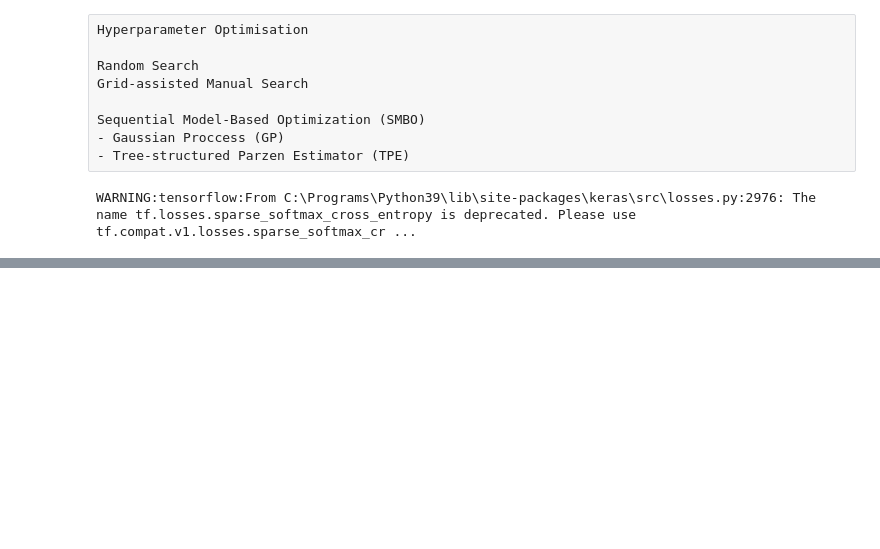
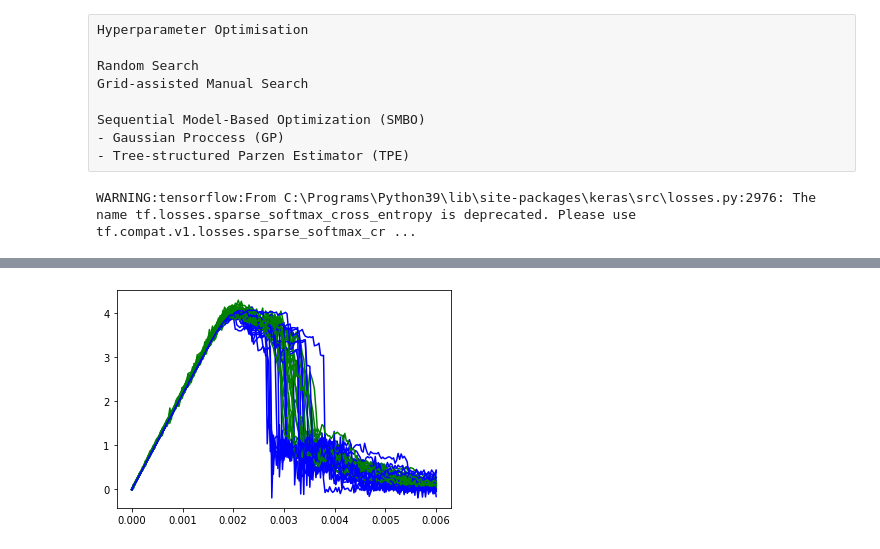
Before and after one commit to niccoforte/NF-PhD-gitRepo, a Jupyter notebook: PINN/NN-HParam.ipynb, the cells around one changed output, grey strips where cells are left out. Drawn from its saved outputs; the diff is of its cells as text; code cells hidden in the pictures; blank space fills up the shorter version.

```diff
--- a/PINN/NN-HParam.ipynb
+++ b/PINN/NN-HParam.ipynb
@@ -151,0 +173,12 @@ plt.legend()
+# %%
+trainEv, testEv, ev_df = evaluate(model=model,
+                                  fitHistory_df=fitHistory_df,
+                                  train_in=train_in,
+                                  train_out=train_out,
+                                  test_in=test_in,
+                                  test_out=test_out,
+                                  BATCH=16)
+
+pred = predict_model(model=model, #, Pmetrics_df, output_df
+                                             test_in=test_in,
+                                             test_out=test_out)
@@ -151,0 +189,6 @@ plt.legend()
+# %%
+for p, t in zip(pred[:20], test_out[:20]):
+    plt.plot(strain, p, color='g')
+    plt.plot(strain, t, color='b')
+# %% [output]
+[figure, added]
```
Also changed, not shown: parts of 13 cells of this notebook.
